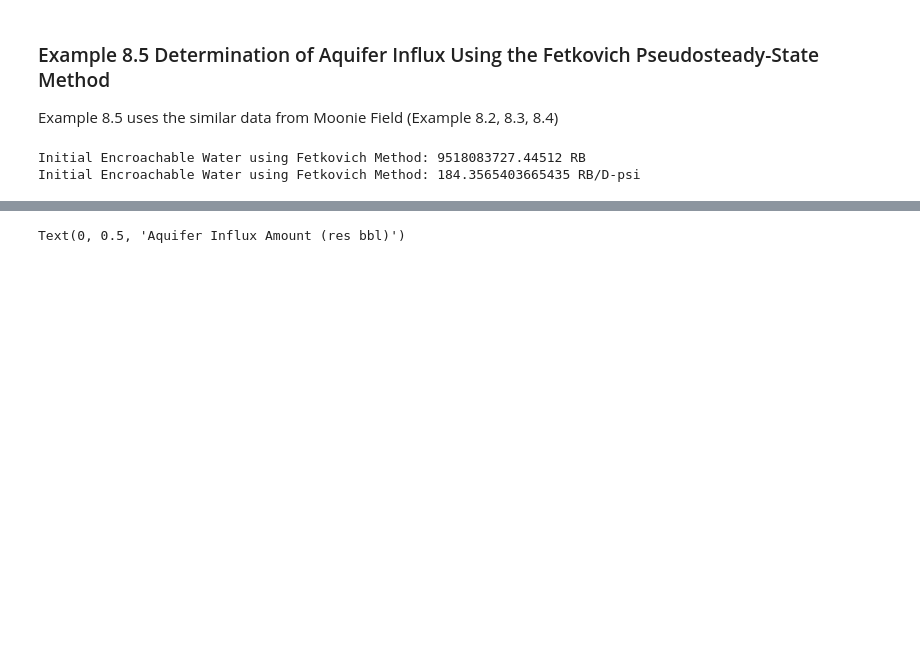
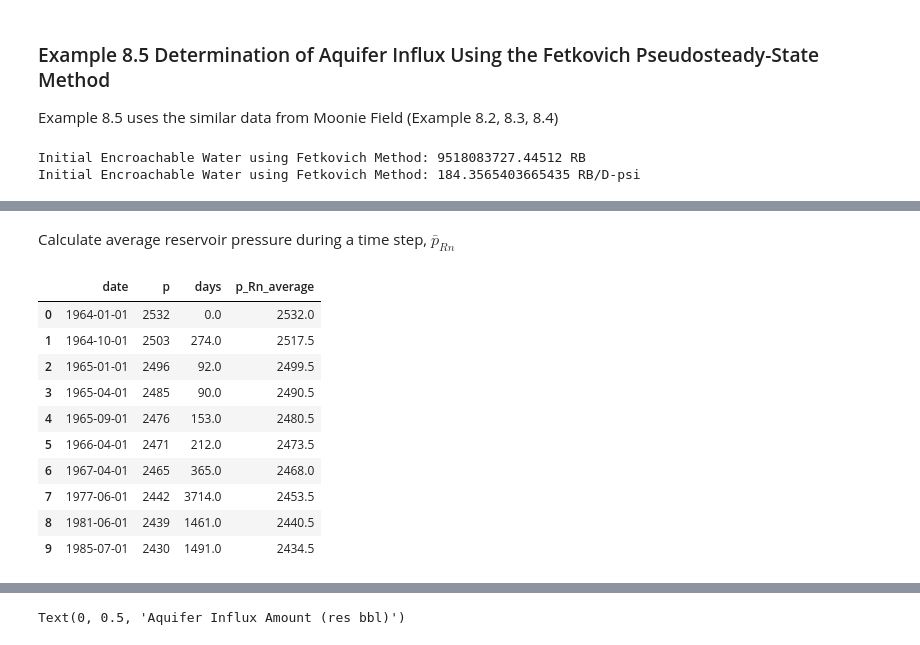
Before and after one commit to yohanesnuwara/reservoir-engineering, a Jupyter notebook: Unit 8 Aquifer Influx/notebook/8_examples.ipynb, the cells around one changed output, grey strips where cells are left out. Saved outputs shown, nothing was run; the diff lists cells and outputs as text; code cells hidden in the pictures; blank space fills up the shorter version.

```diff
--- a/Unit 8 Aquifer Influx/notebook/8_examples.ipynb
+++ b/Unit 8 Aquifer Influx/notebook/8_examples.ipynb
@@ -807,0 +834,22 @@ Table 8.10-Calculated Water Influx Amount using Fetkovich Pseudosteady-State Met
+# %% [markdown]
+Calculate average reservoir pressure during a time step, $\bar p_{Rn}$
+# %%
+"calculate p_Rn_average (Equation 8.29)"
+
+p_Rn_average = 0.5 * np.array([j+i for i, j in zip(data4.p[:-1], data4.p[1:])])
+p_Rn_average = np.append(pi, p_Rn_average)
+
+fetkovich['p_Rn_average'] = p_Rn_average
+fetkovich
+# %% [output]
+|  | date | p | days | p_Rn_average |
+| 0 | 1964-01-01 | 2532 | 0.0 | 2532.0 |
+| 1 | 1964-10-01 | 2503 | 274.0 | 2517.5 |
+| 2 | 1965-01-01 | 2496 | 92.0 | 2499.5 |
+| 3 | 1965-04-01 | 2485 | 90.0 | 2490.5 |
+| 4 | 1965-09-01 | 2476 | 153.0 | 2480.5 |
+| 5 | 1966-04-01 | 2471 | 212.0 | 2473.5 |
+| 6 | 1967-04-01 | 2465 | 365.0 | 2468.0 |
+| 7 | 1977-06-01 | 2442 | 3714.0 | 2453.5 |
+| 8 | 1981-06-01 | 2439 | 1461.0 | 2440.5 |
+| 9 | 1985-07-01 | 2430 | 1491.0 | 2434.5 |
```
Also changed, not shown: parts of 37 cells of this notebook.
